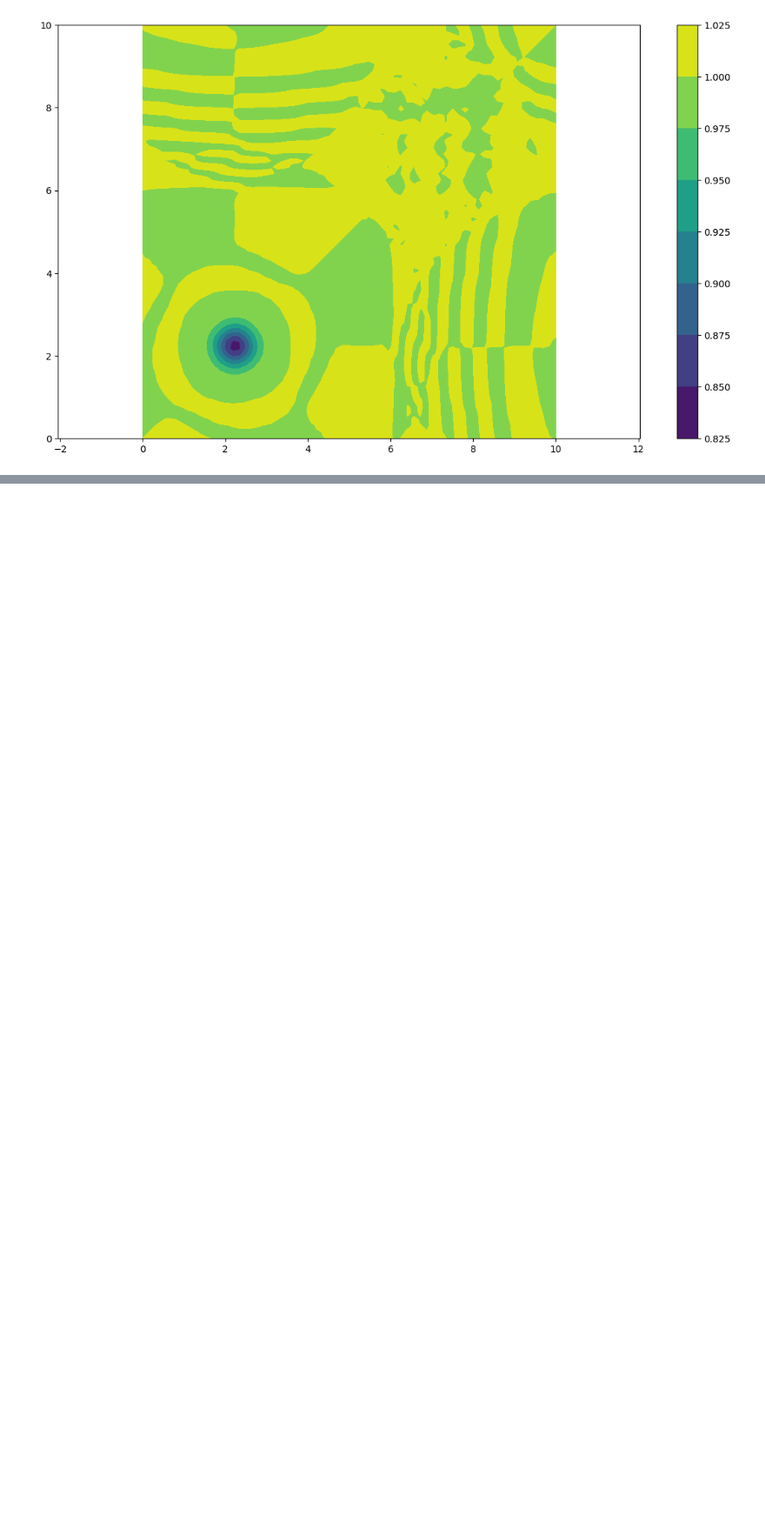
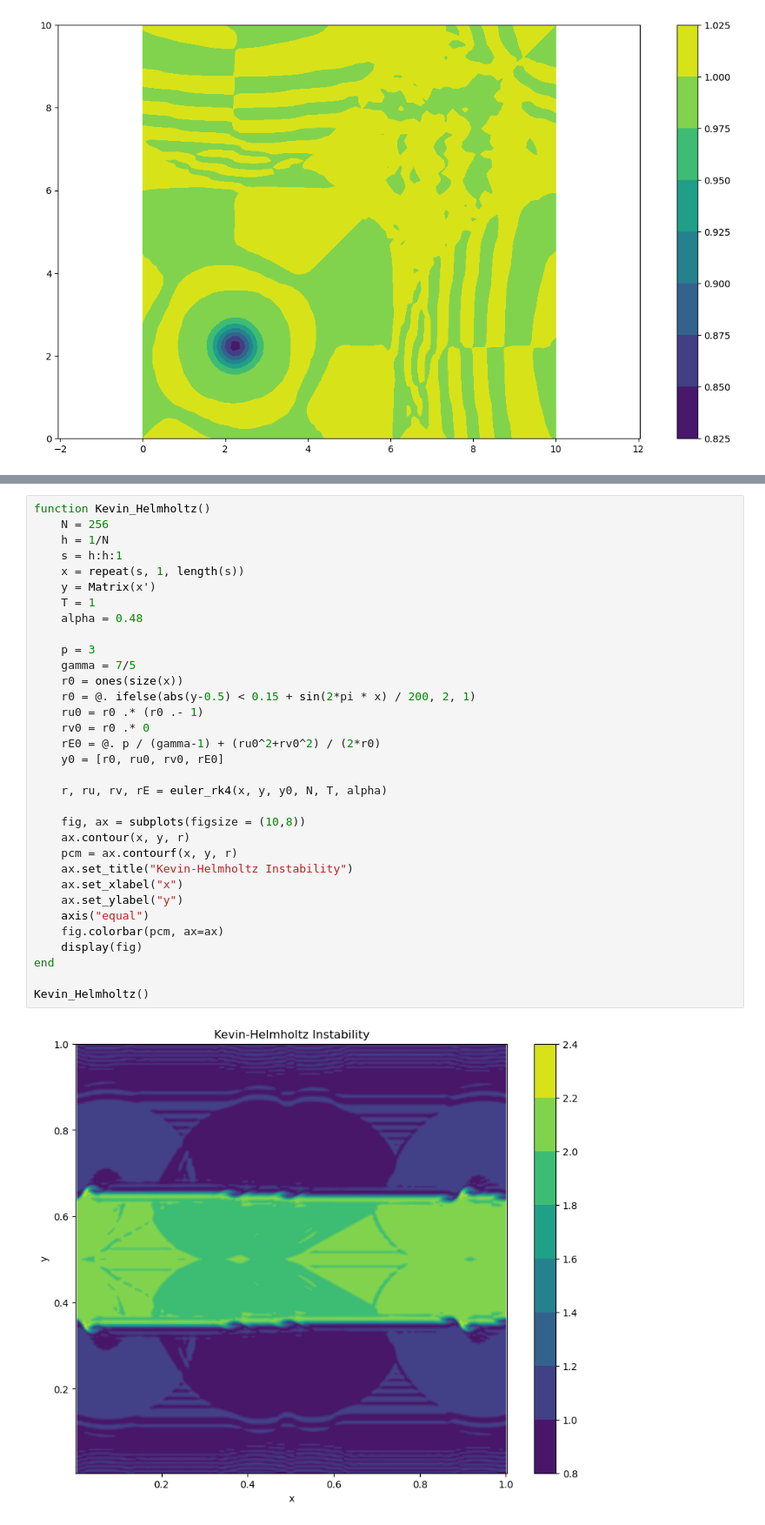
Before and after one commit to aledha/math228b, a Jupyter notebook: Problem sets/PS2/ps2.ipynb, the cells around one changed output, grey strips where cells are left out. Shown at 87% size. Cells and saved outputs as stored; diff of their text form; blank space fills up the shorter version.

```diff
--- a/Problem sets/PS2/ps2.ipynb
+++ b/Problem sets/PS2/ps2.ipynb
@@ -329,0 +332,35 @@ convergence_plot()
+# %%
+function Kevin_Helmholtz()
+    N = 256
+    h = 1/N
+    s = h:h:1
+    x = repeat(s, 1, length(s))
+    y = Matrix(x')
+    T = 1
+    alpha = 0.48
+
+    p = 3
+    gamma = 7/5
+    r0 = ones(size(x))
+    r0 = @. ifelse(abs(y-0.5) < 0.15 + sin(2*pi * x) / 200, 2, 1)
+    ru0 = r0 .* (r0 .- 1)
+    rv0 = r0 .* 0
+    rE0 = @. p / (gamma-1) + (ru0^2+rv0^2) / (2*r0)
+    y0 = [r0, ru0, rv0, rE0]
+
+    r, ru, rv, rE = euler_rk4(x, y, y0, N, T, alpha)
+
+    fig, ax = subplots(figsize = (10,8))
+    ax.contour(x, y, r)
+    pcm = ax.contourf(x, y, r)
+    ax.set_title("Kevin-Helmholtz Instability")
+    ax.set_xlabel("x")
+    ax.set_ylabel("y")
+    axis("equal")
+    fig.colorbar(pcm, ax=ax)
+    display(fig)
+end
+
+Kevin_Helmholtz()
+# %% [output]
+[figure, added]
```
Also changed, not shown: parts of 9 cells of this notebook.
